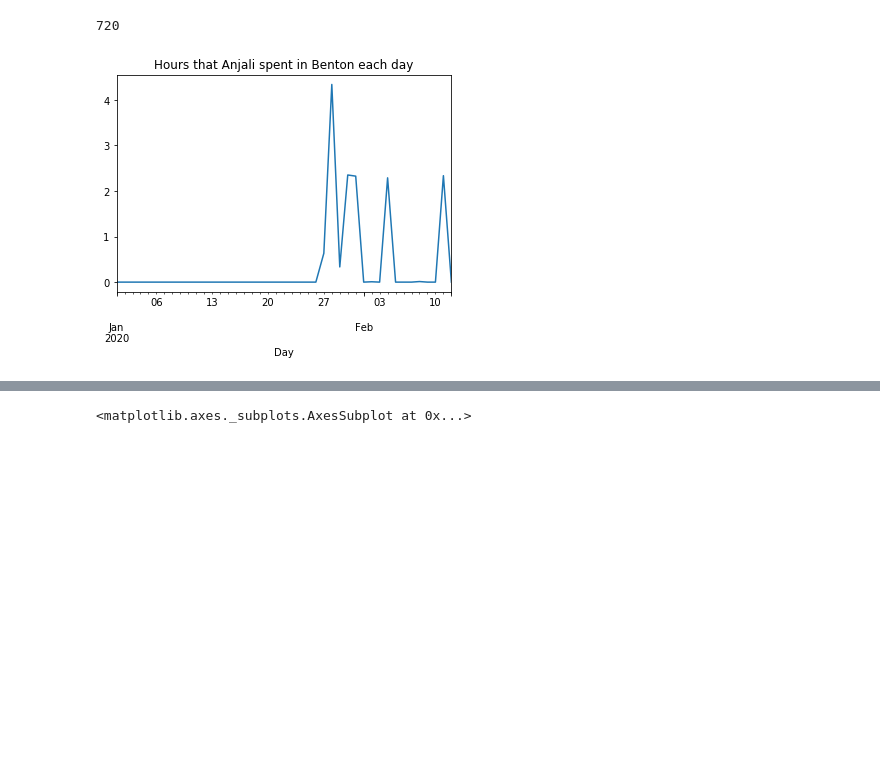
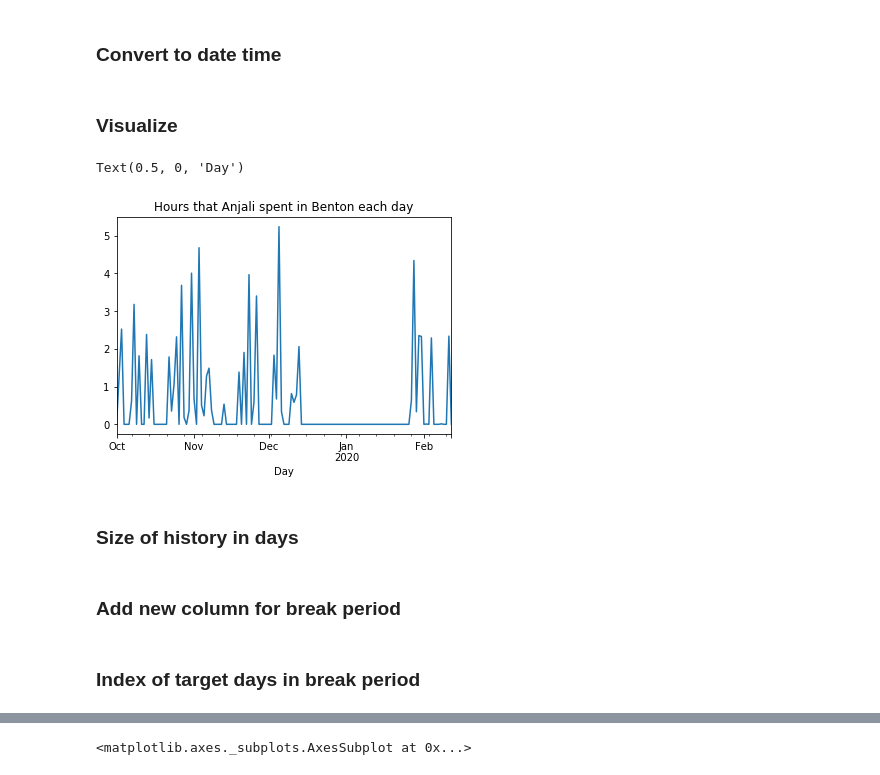
Before and after one commit to WyattMeehan/M3, a Jupyter notebook: src/DataAnalysis/monitor.ipynb, the cells around one changed output, grey strips where cells are left out. Saved outputs shown, nothing was run; the diff lists cells and outputs as text; code cells hidden in the pictures; blank space fills up the shorter version.

```diff
--- a/src/DataAnalysis/monitor.ipynb
+++ b/src/DataAnalysis/monitor.ipynb
@@ -2,12 +8,8 @@
 from pandas import read_csv, concat
 data = read_csv('../../data/dt.consecutive.csv', iterator=True, chunksize=1000000)
 data = concat(chunk[chunk['MAC'] == 'd4:c9:4b:c4:bd:6a'] for chunk in data)
-# %%
-data = data[data['time'].dt.month < 3]
-# %%
-len(data)
-# %% [output]
-720
+# %% [markdown]
+### Convert to date time
 # %%
 data.drop('Unnamed: 0', axis=1, inplace=True)
 from datetime import datetime
@@ -19,29 +23,34 @@ data['time'] = [format(time) for time in data['time']]
+# %% [markdown]
+### Visualize
 # %%
 %matplotlib inline
 import matplotlib.pyplot as plt
 from pandas import date_range
 
 def cal(day):
     current = 0
     prev = 0
     sum = 0
     for probe in day['time']:
         prev = current
         current = probe
         if prev != 0:
             diff = (current - prev).seconds
             if diff < 600:
                 sum += diff
             else:
                 sum+= 600
     return sum / 3600
 
-range = date_range('01-01-2020', '02-12-2020')
+range2 = date_range('10-01-2019', '02-12-2020')
 
 data2 = data.groupby(data['time'].dt.floor('d')).apply(cal)
-data2 = data2.reindex(range, fill_value=0)
+data2 = data2.reindex(range2, fill_value=0)
 graph = data2.plot(title = 'Hours that Anjali spent in Benton each day')
 graph.set_xlabel('Day')
-plt.savefig('Anjali2.jpg', dpi=1200, bbox_inches = 'tight')
+# plt.savefig('Anjali2.jpg', dpi=1200, bbox_inches = 'tight')
 # %% [output]
+Text(0.5, 0, 'Day')
-[figure, old version]
+[figure, new version]
+# %% [markdown]
+### Size of history in days
@@ -47,0 +59,2 @@ plt.savefig('Anjali2.jpg', dpi=1200, bbox_inches = 'tight')
+# %% [markdown]
+### Add new column for break period
@@ -47,0 +78,2 @@ plt.savefig('Anjali2.jpg', dpi=1200, bbox_inches = 'tight')
+# %% [markdown]
+### Index of target days in break period
```
Also changed, not shown: parts of 42 cells of this notebook, 1 other file.
